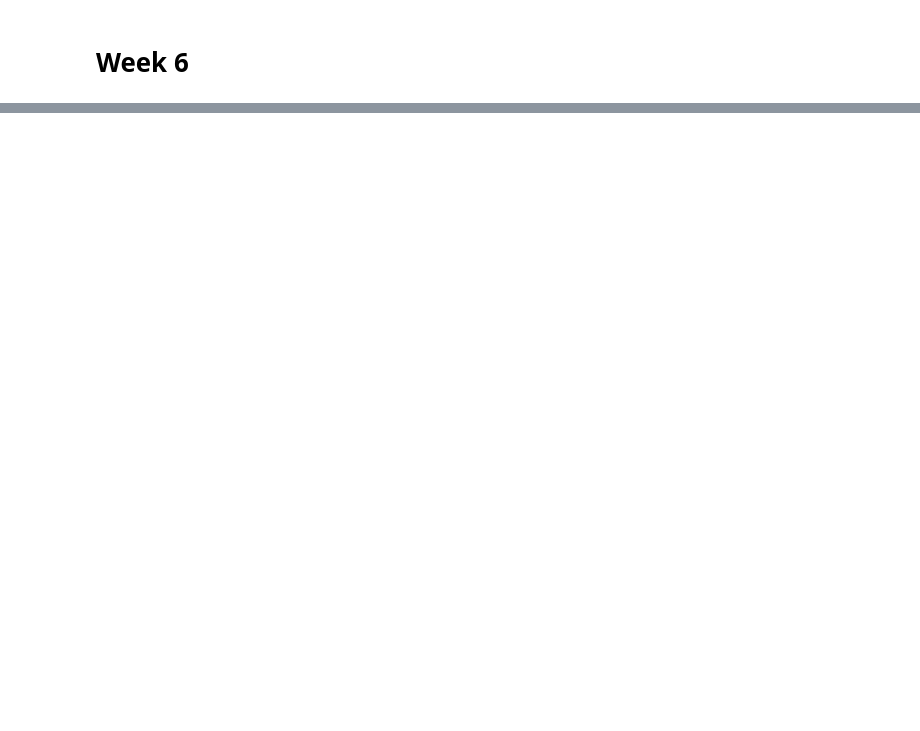
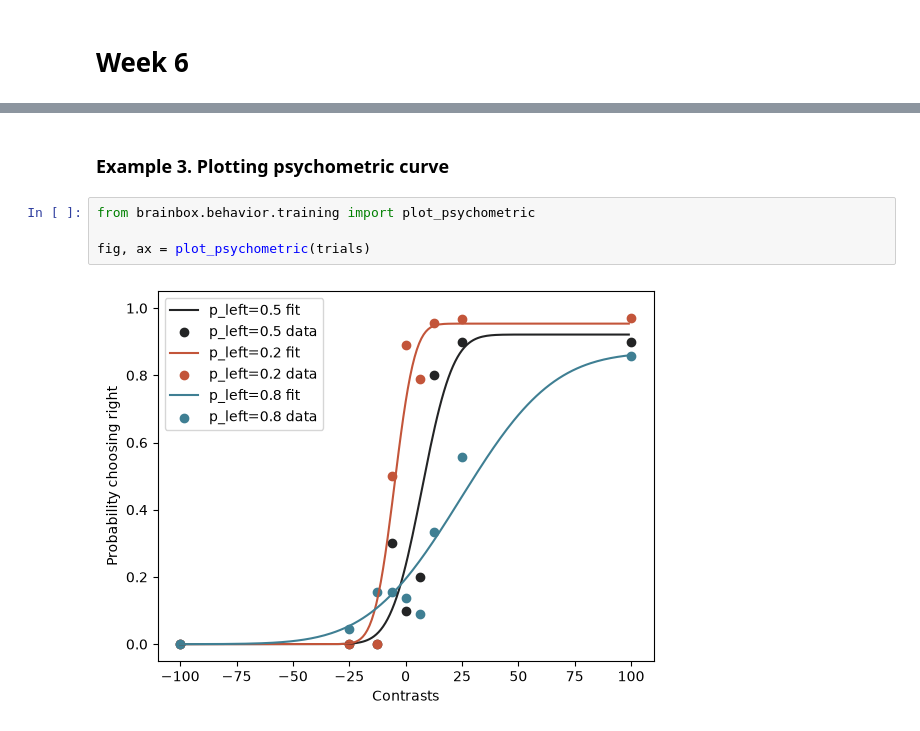
Before and after one commit to baipin/SpikeSort, a Jupyter notebook: 6.ipynb, the cells around one changed output, grey strips where cells are left out. Saved outputs shown, nothing was run; the diff lists cells and outputs as text; blank space fills up the shorter version.

```diff
--- a/6.ipynb
+++ b/6.ipynb
@@ -22,0 +51,8 @@ ModuleNotFoundError: No module named 'one'
+# %% [markdown]
+### Example 3. Plotting psychometric curve
+# %%
+from brainbox.behavior.training import plot_psychometric
+
+fig, ax = plot_psychometric(trials)
+# %% [output]
+[figure, added]
```
Also changed, not shown: parts of 7 cells of this notebook, 5 other files.
